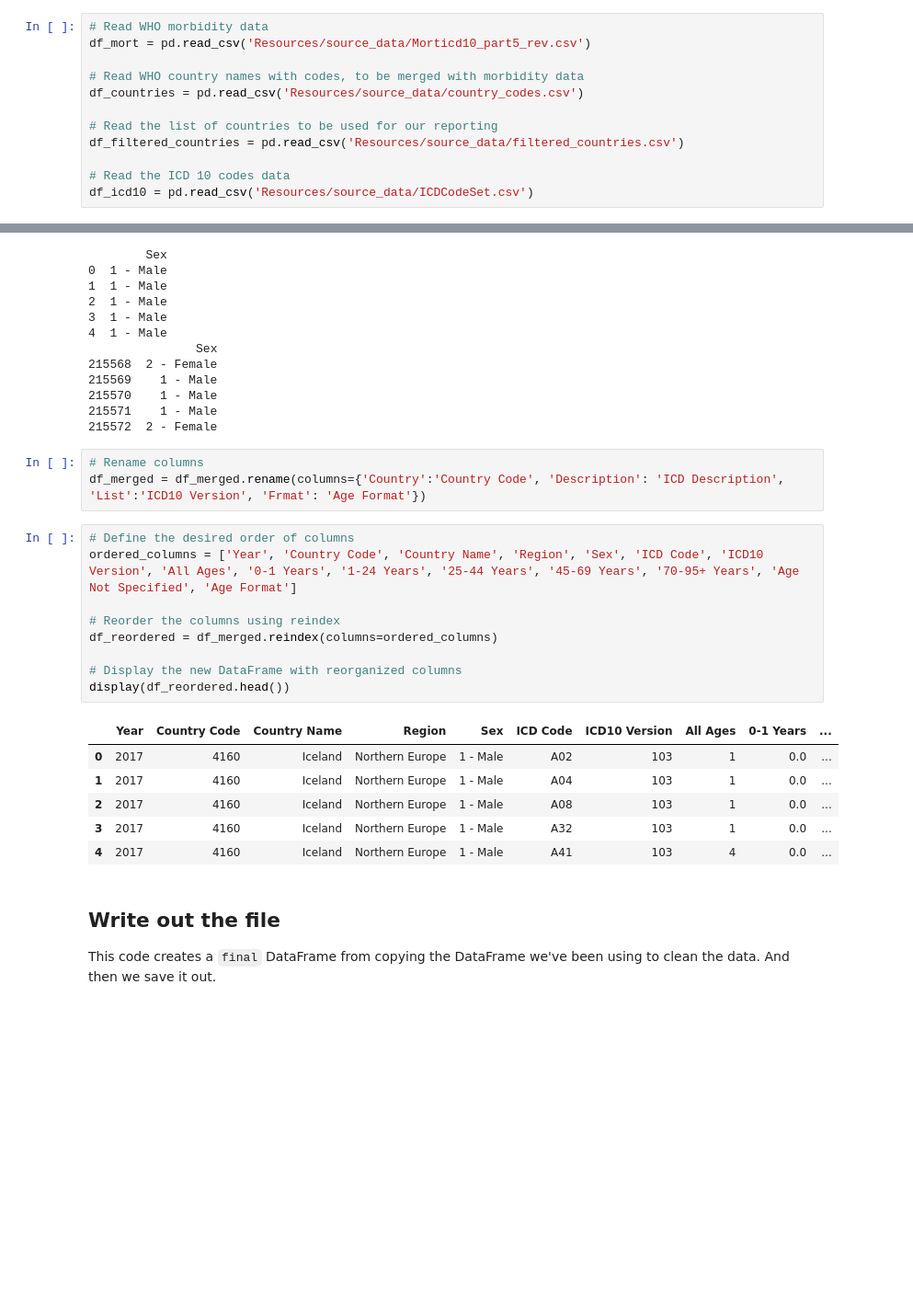
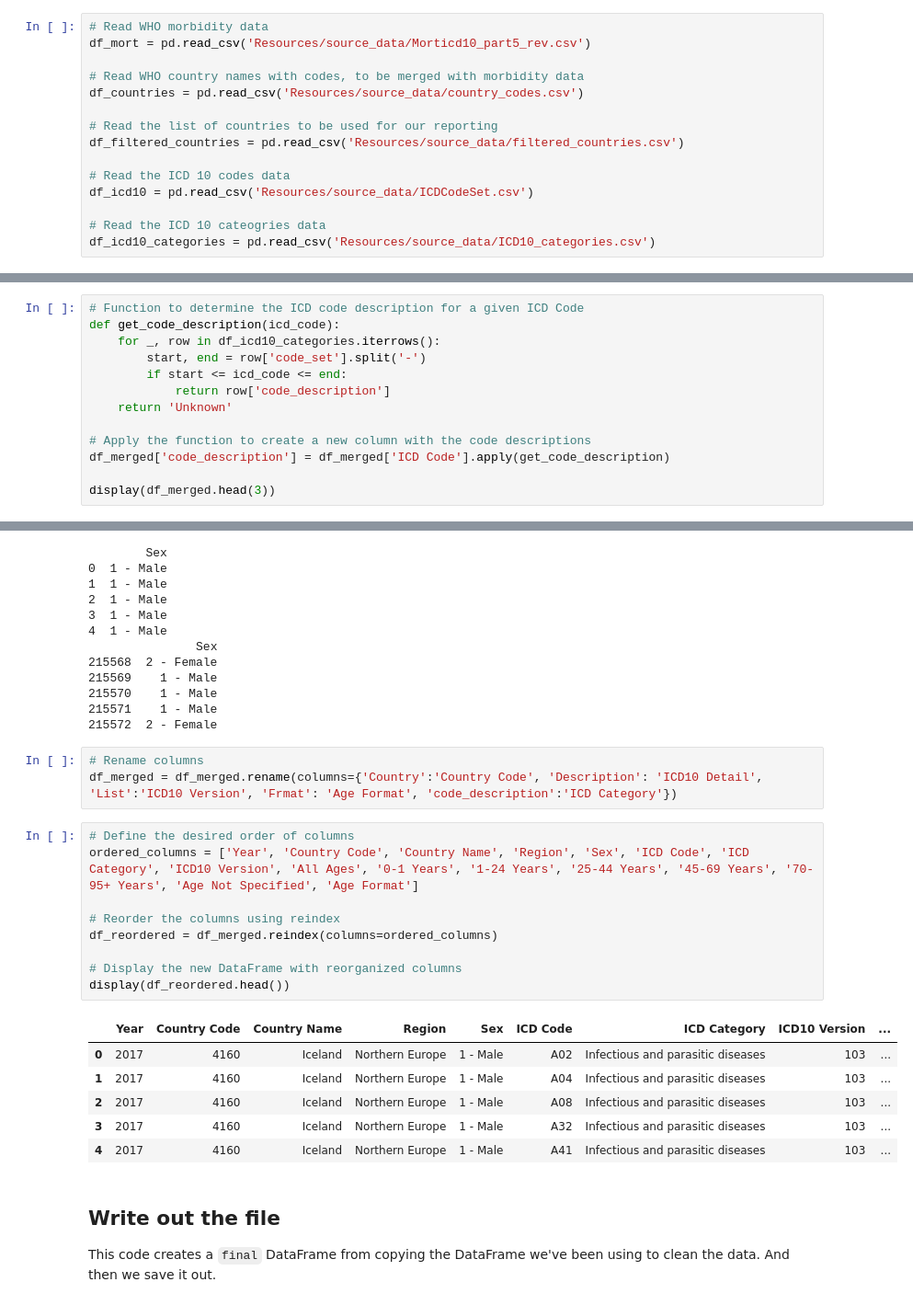
Before and after one commit to ShylaTatum/Group-Project-1, a Jupyter notebook: clean_workbook.ipynb, the cells around one changed output, grey strips where cells are left out. Shown at 92% size. Drawn from its saved outputs; the diff is of its cells as text; blank space fills up the shorter version.

Commit message:
Add ICD Category
Signed-off-by: Jenn Allen <jenn.allen@gmail.com>

```diff
--- a/clean_workbook.ipynb
+++ b/clean_workbook.ipynb
@@ -17,6 +17,9 @@ df_filtered_countries = pd.read_csv('Resources/source_data/filtered_countries.cs
 
 # Read the ICD 10 codes data
 df_icd10 = pd.read_csv('Resources/source_data/ICDCodeSet.csv')
+
+# Read the ICD 10 cateogries data
+df_icd10_categories = pd.read_csv('Resources/source_data/ICD10_categories.csv')
 # %% [markdown]
 ## Validate the imported data
 Show the first few rows of each DataFrame
@@ -147,3 +150,16 @@ df_merged.head()
 | 3 | 4160 | NaN | NaN | 2017 | 103 | A32 | 1 | 0 | 1 | 1 | ... | ... |
 | 4 | 4160 | NaN | NaN | 2017 | 103 | A41 | 1 | 0 | 1 | 4 | ... | ... |
 5 rows × 42 columns
+# %%
+# Function to determine the ICD code description for a given ICD Code
+def get_code_description(icd_code):
+    for _, row in df_icd10_categories.iterrows():
+        start, end = row['code_set'].split('-')
+        if start <= icd_code <= end:
+            return row['code_description']
+    return 'Unknown'
+
+# Apply the function to create a new column with the code descriptions
+df_merged['code_description'] = df_merged['ICD Code'].apply(get_code_description)
+
+display(df_merged.head(3))
@@ -261,23 +284,23 @@ print(df_merged[['Sex']].tail())
 215572  2 - Female
 # %%
 # Rename columns
-df_merged = df_merged.rename(columns={'Country':'Country Code', 'Description': 'ICD Description', 'List':'ICD10 Version', 'Frmat': 'Age Format'})
+df_merged = df_merged.rename(columns={'Country':'Country Code', 'Description': 'ICD10 Detail', 'List':'ICD10 Version', 'Frmat': 'Age Format', 'code_description':'ICD Category'})
 # %%
 # Define the desired order of columns
-ordered_columns = ['Year', 'Country Code', 'Country Name', 'Region', 'Sex', 'ICD Code', 'ICD10 Version', 'All Ages', '0-1 Years', '1-24 Years', '25-44 Years', '45-69 Years', '70-95+ Years', 'Age Not Specified', 'Age Format']
+ordered_columns = ['Year', 'Country Code', 'Country Name', 'Region', 'Sex', 'ICD Code', 'ICD Category', 'ICD10 Version', 'All Ages', '0-1 Years', '1-24 Years', '25-44 Years', '45-69 Years', '70-95+ Years', 'Age Not Specified', 'Age Format']
 
 # Reorder the columns using reindex
 df_reordered = df_merged.reindex(columns=ordered_columns)
 
 # Display the new DataFrame with reorganized columns
 display(df_reordered.head())
 # %% [output]
-|  | Year | Country Code | Country Name | Region | Sex | ICD Code | ICD10 Version | All Ages | 0-1 Years | ... |
-| 0 | 2017 | 4160 | Iceland | Northern Europe | 1 - Male | A02 | 103 | 1 | 0.0 | ... |
-| 1 | 2017 | 4160 | Iceland | Northern Europe | 1 - Male | A04 | 103 | 1 | 0.0 | ... |
-| 2 | 2017 | 4160 | Iceland | Northern Europe | 1 - Male | A08 | 103 | 1 | 0.0 | ... |
-| 3 | 2017 | 4160 | Iceland | Northern Europe | 1 - Male | A32 | 103 | 1 | 0.0 | ... |
-| 4 | 2017 | 4160 | Iceland | Northern Europe | 1 - Male | A41 | 103 | 4 | 0.0 | ... |
+|  | Year | Country Code | Country Name | Region | Sex | ICD Code | ICD Category | ICD10 Version | ... |
+| 0 | 2017 | 4160 | Iceland | Northern Europe | 1 - Male | A02 | Infectious and parasitic diseases | 103 | ... |
+| 1 | 2017 | 4160 | Iceland | Northern Europe | 1 - Male | A04 | Infectious and parasitic diseases | 103 | ... |
+| 2 | 2017 | 4160 | Iceland | Northern Europe | 1 - Male | A08 | Infectious and parasitic diseases | 103 | ... |
+| 3 | 2017 | 4160 | Iceland | Northern Europe | 1 - Male | A32 | Infectious and parasitic diseases | 103 | ... |
+| 4 | 2017 | 4160 | Iceland | Northern Europe | 1 - Male | A41 | Infectious and parasitic diseases | 103 | ... |
 # %% [markdown]
 ## Write out the file
 This code creates a `final` DataFrame from copying the DataFrame we've been using to clean the data. And then we save it out.
```
Also changed, not shown: parts of 5 cells of this notebook.
